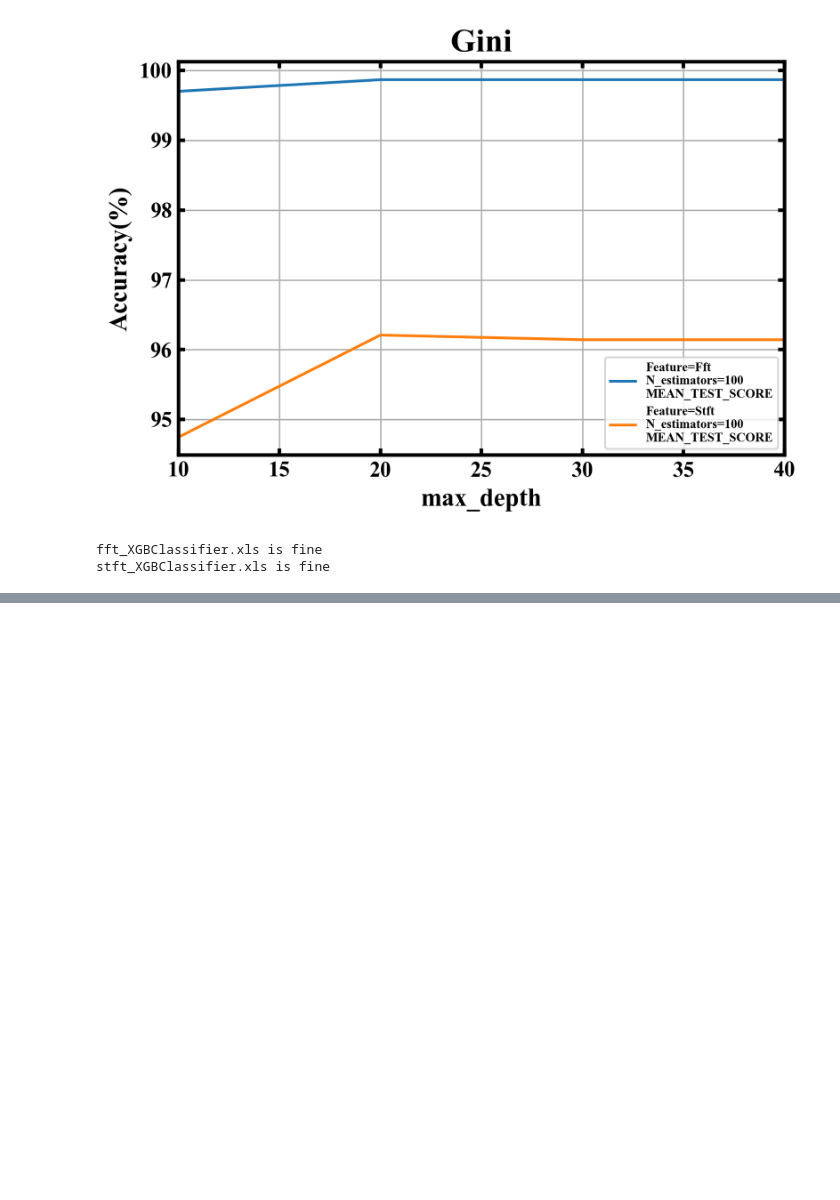
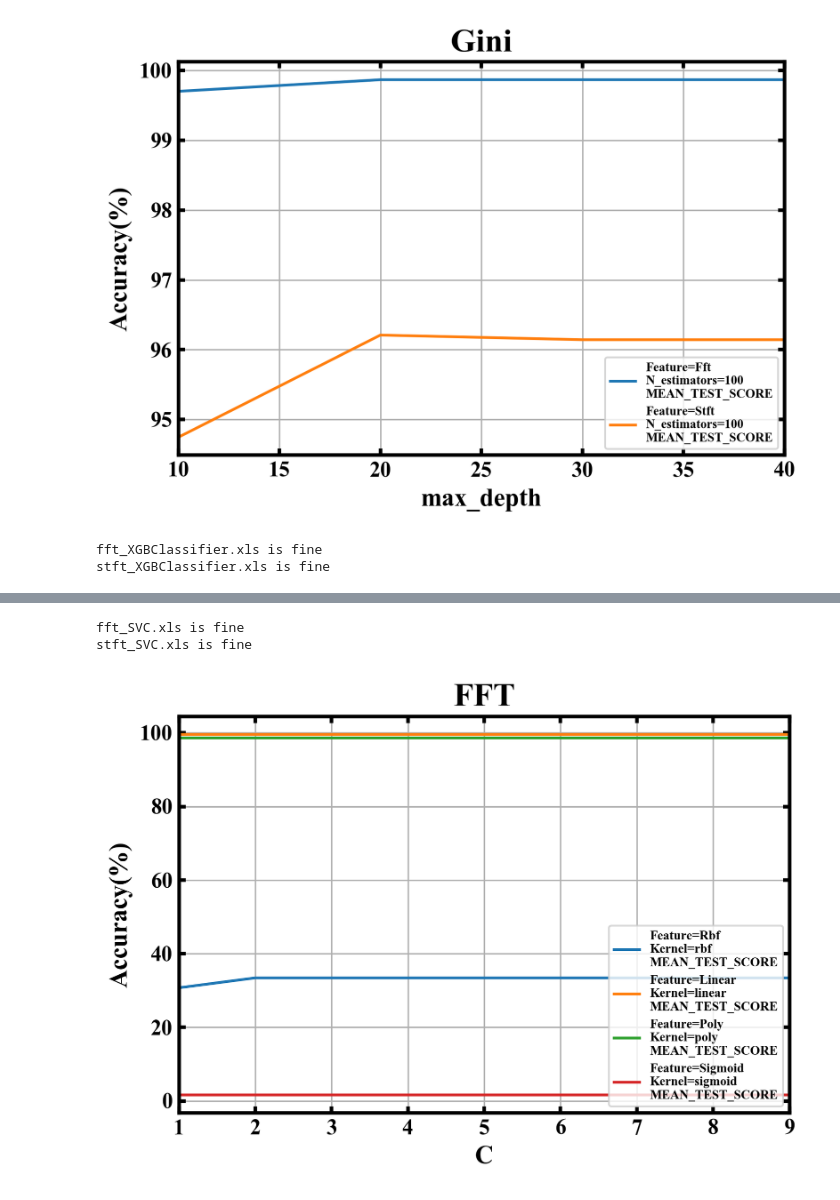
Before and after one commit to Time-Magic/Traning_code, a Jupyter notebook: CaseWesternReserveUniversityData/Question3.ipynb, the cells around one changed output, grey strips where cells are left out. Cells and saved outputs as stored; diff of their text form; code cells hidden in the pictures; blank space fills up the shorter version.

```diff
--- a/CaseWesternReserveUniversityData/Question3.ipynb
+++ b/CaseWesternReserveUniversityData/Question3.ipynb
@@ -313 +344,51 @@ stft_XGBClassifier.xls is fine
+# %%
+'''开始支持向量机正式调参'''
+from sklearn.svm import SVC
+from bearclass import BearingParam
+method='SVC'
+dataset=['fft','stft']
+# dataset=['fft']
+param={}
+param['C']=range(1,10)
+# param['solver']=['sag']
+param['kernel']=['rbf','linear','poly','sigmoid']
+model=SVC(class_weight='balanced',random_state=42)
+clf={}
+for idx,set in enumerate(dataset):
+    clf[idx]=BearingParam(model=model,dataset=set,paramset=param,cv=3)
+    clf[idx].export(set+method)
+    print(set+'_'+method+'.xls is fine')
+# %% [output]
+fft_SVC.xls is fine
+stft_SVC.xls is fine
+# %%
+'''SVM绘图'''
+from likefunctions_boston import plotlikeconfig
+from MNIST_HELLOWORLD.likedigitclass import linedata
+from matplotlib import pyplot as plt
+import numpy as np
+from matplotlib import cm
+xlabel='C'
+plotlikeconfig(xlabel=xlabel,ylabel='Accuracy(%)',title='FFT',dpi=300)
+plt.grid()
+name='fft'
+C=['rbf','linear','poly','sigmoid']
+for i in C:
+    x,y,label_temp=linedata(name=name+'SVC',xlabel=xlabel,const_param1='kernel',paramvalue1=i,const_param2='kernel',
+            paramvalue2=i,target='mean_train_score')
+    label_temp=label_temp.split('\n')
+    label_temp[0]='Feature='+i.capitalize()
+    label_temp=label_temp[0]+'\n'+label_temp[1]+'\n'+label_temp[2]
+    # plt.plot(x,y*100,label=label_temp)
+    x,y,label_temp=linedata(name=name+'SVC',xlabel=xlabel,const_param1='kernel',paramvalue1=i,const_param2='kernel',
+            paramvalue2=i,target='mean_test_score')
+    label_temp=label_temp.split('\n')
+    label_temp[0]='Feature='+i.capitalize()
+    label_temp=label_temp[0]+'\n'+label_temp[1]+'\n'+label_temp[2]
+    plt.plot(x,y*100,label=label_temp)
+plt.xlim(min(x),max(x))
+plt.legend(loc='lower right',fontsize=7)
+plt.show()
+# %% [output]
+[figure, added]
 # %%
```
Also changed, not shown: parts of 4 cells of this notebook, 2 other files.
